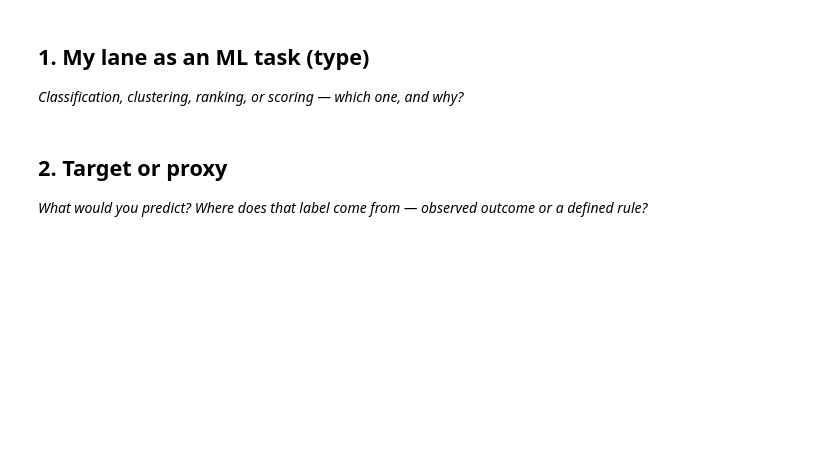
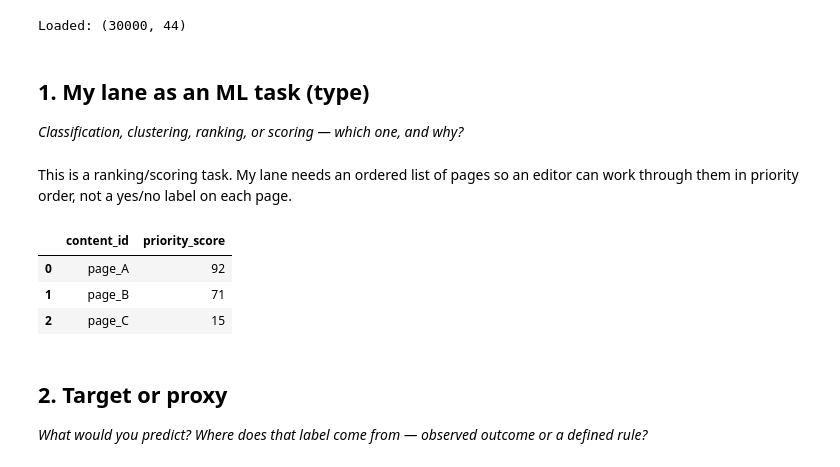
Before and after one commit to abdulhadi2005ag-cmd/flyrank-ml-internship-hadii, a Jupyter notebook: work/notebooks/w02_ml_task_framing.ipynb, the cells around one changed output. Cells and saved outputs as stored; diff of their text form; code cells hidden in the pictures; blank space fills up the shorter version.

```diff
--- a/work/notebooks/w02_ml_task_framing.ipynb
+++ b/work/notebooks/w02_ml_task_framing.ipynb
@@ -6,6 +8,26 @@
 This skeleton is yours to fill. Work the sections **in order** — each one has a one-line hint. Simple words, honest numbers.
 
 > Working with an AI assistant? Tell it to read `skills/README.md` first and load the one skill this assignment names on its card.
+# %%
+import os, sys, subprocess
+
+IN_COLAB = "google.colab" in sys.modules
+REPO_URL = "https://github.com/abdulhadi2005ag-cmd/flyrank-ml-internship-hadii"
+REPO_DIR = "flyrank-ml-internship-hadii"
+
+if IN_COLAB:
+    if not os.path.isdir(REPO_DIR):
+        subprocess.run(["git", "clone", "--depth", "1", REPO_URL, REPO_DIR], check=True)
+    os.chdir(REPO_DIR)
+else:
+    while not os.path.isdir("data/raw") and os.getcwd() != "/":
+        os.chdir("..")
+
+import pandas as pd
+df = pd.read_csv("data/raw/content_refresh_anonymized.csv")
+print("Loaded:", df.shape)
+# %% [output]
+Loaded: (30000, 44)
 # %% [markdown]
 ## 1. My lane as an ML task (type)
 
@@ -16,3 +35,18 @@ This skeleton is yours to fill. Work the sections **in order** — each one has
+# %% [markdown]
+This is a ranking/scoring task. My lane needs an ordered list of pages so an editor can work through them in priority order, not a yes/no label on each page.
+# %%
+# Sketch of the output shape for a ranking/scoring task
+import pandas as pd
+example = pd.DataFrame({
+    "content_id": ["page_A", "page_B", "page_C"],
+    "priority_score": [92, 71, 15]
+}).sort_values("priority_score", ascending=False)
+example
+# %% [output]
+|  | content_id | priority_score |
+| 0 | page_A | 92 |
+| 1 | page_B | 71 |
+| 2 | page_C | 15 |
 # %% [markdown]
 ## 2. Target or proxy
 
```
Also changed, not shown: parts of 14 cells of this notebook.
